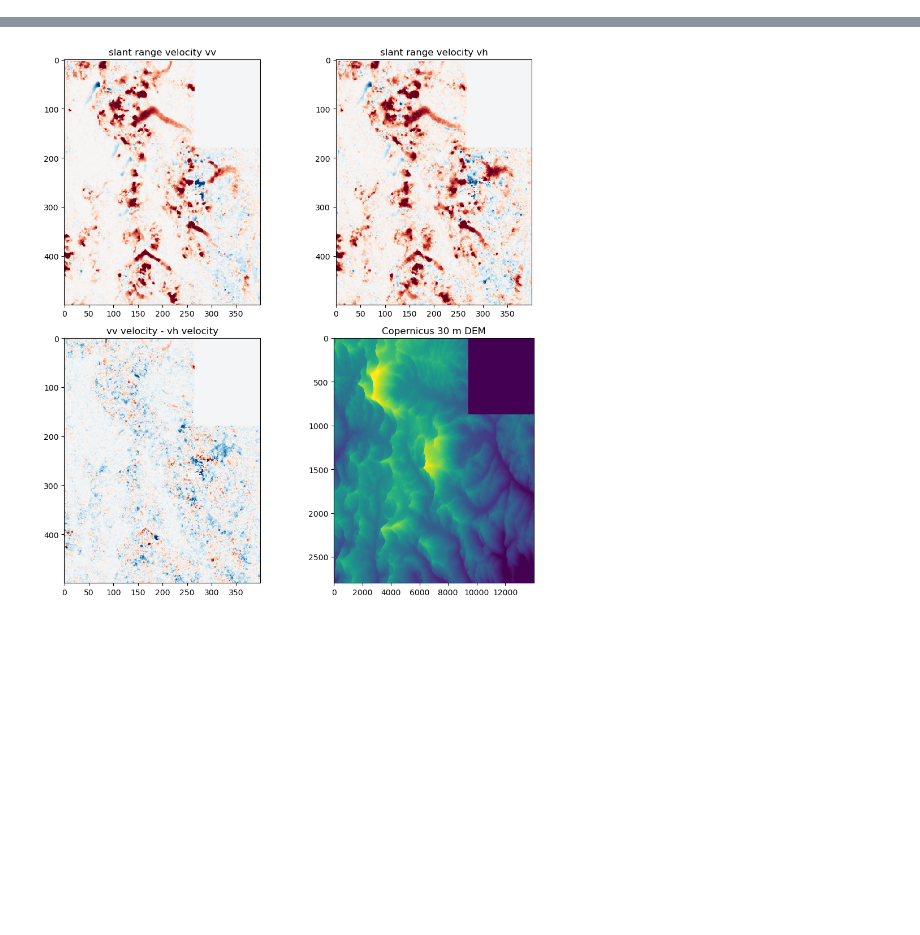
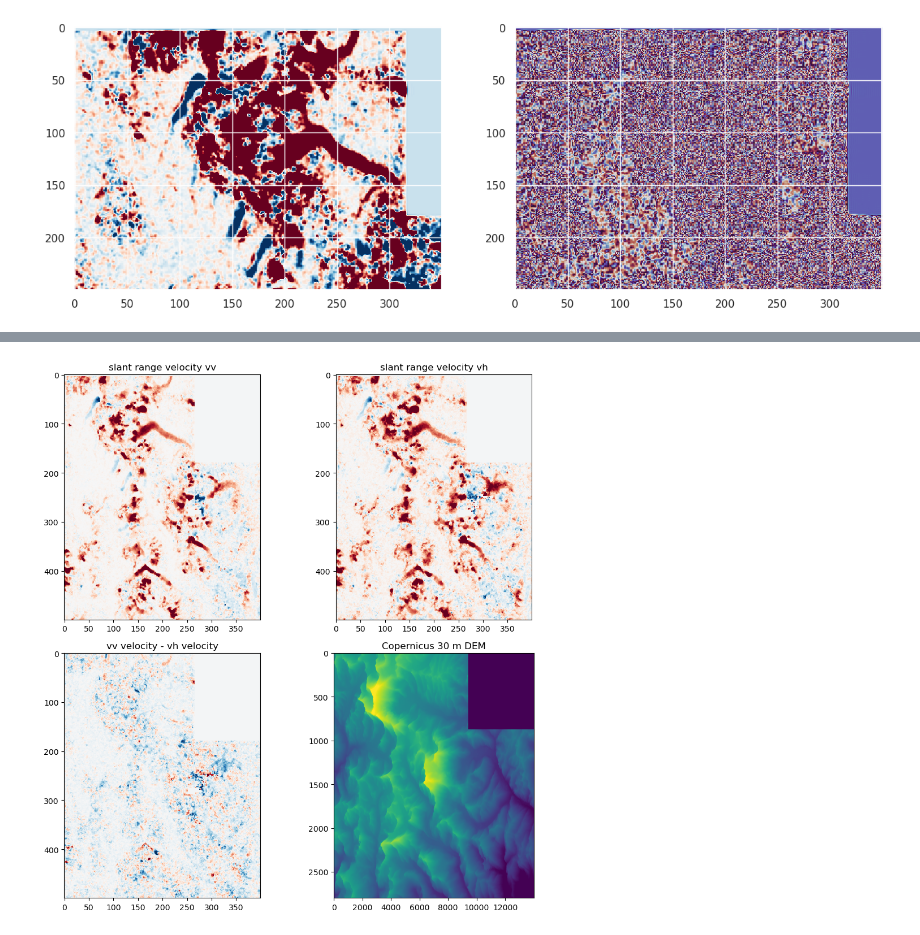
Before and after one commit to gbrencher/ffits, a Jupyter notebook: nbs/imja/agu_push/explore_offset_veloc.ipynb, the cells around one changed output, grey strips where cells are left out. Drawn from its saved outputs; the diff is of its cells as text; code cells hidden in the pictures; blank space fills up the shorter version.

```diff
--- a/nbs/imja/agu_push/explore_offset_veloc.ipynb
+++ b/nbs/imja/agu_push/explore_offset_veloc.ipynb
@@ -16,0 +41,12 @@ dem = dem_ds.GetRasterBand(1).ReadAsArray()
+# %%
+# convert to phase for simulated 12 day period
+veloc_unwrapped = (veloc_filtered-0.6)*(12/365)*(12.5663706/0.05546576)
+# %%
+import seaborn as sns
+sns.set_theme()
+f, ax = plt.subplots(1, 2, figsize=(15, 6))
+l1 = ax[0].imshow(veloc_unwrapped[0:250, 350:700], cmap='RdBu_r', vmin=-20, vmax=20, interpolation='none')
+#f.colorbar(l1, ax[0])
+l2 = ax[1].imshow(veloc_wrapped[0:250, 350:700], cmap='twilight', vmin=-np.pi, vmax=np.pi, interpolation='none')
+# %% [output]
+[figure, added]
```
Also changed, not shown: parts of 11 cells of this notebook.
